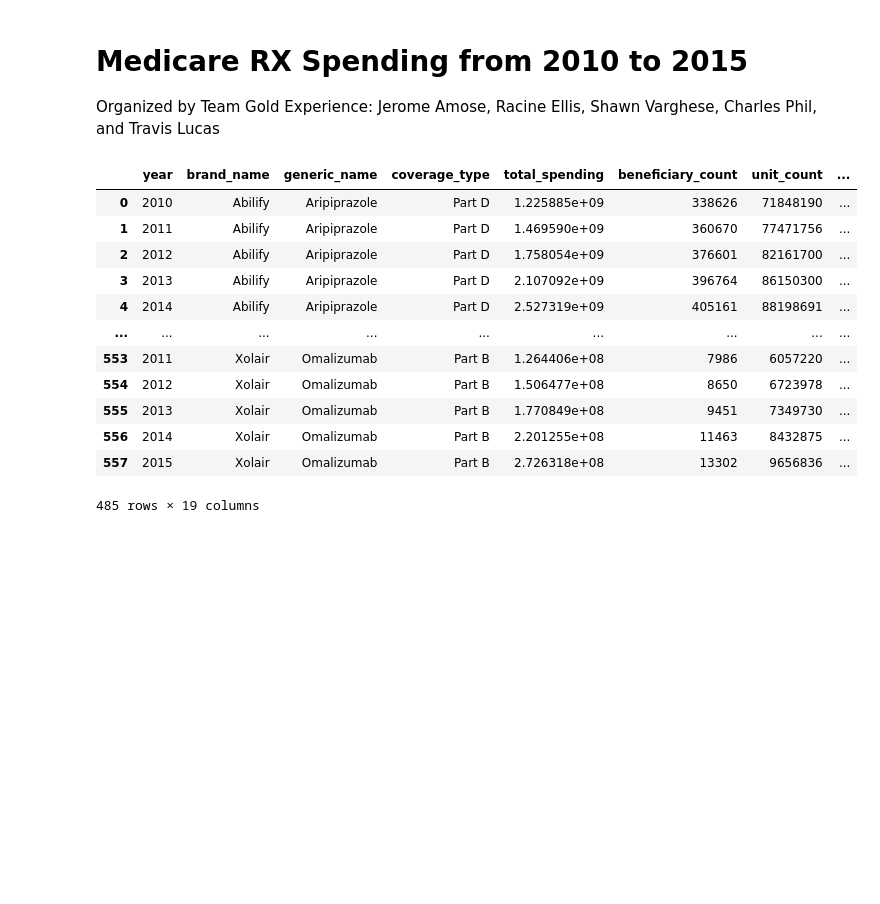
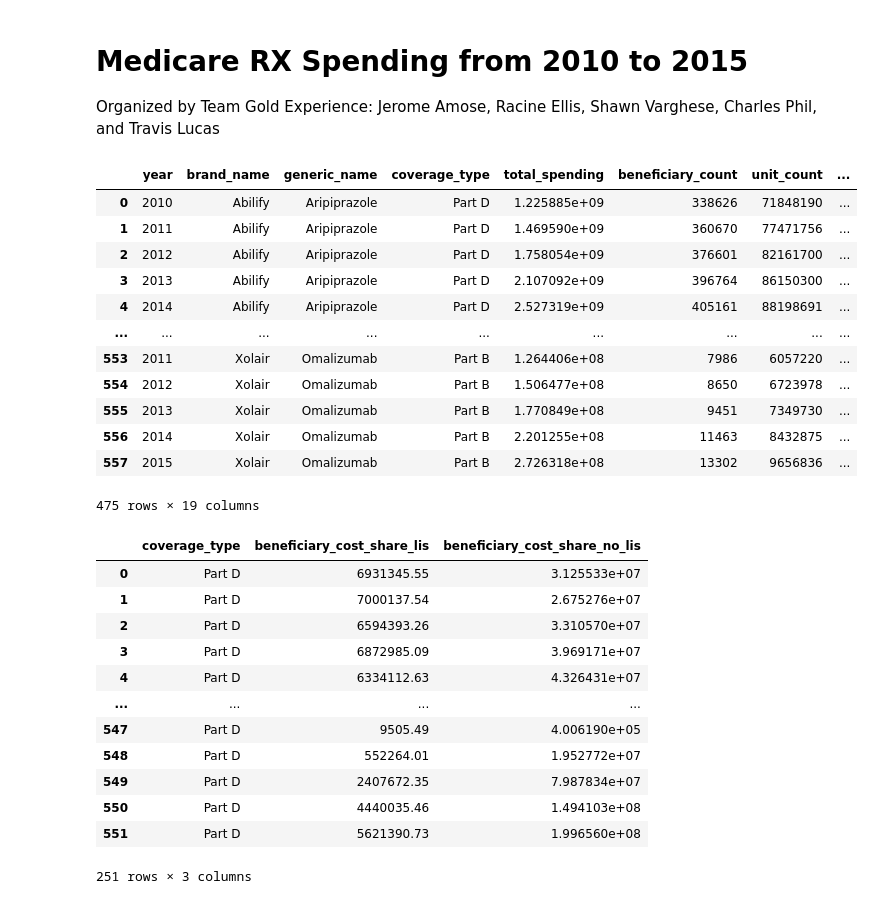
Before and after one commit to charlesphil/medicare-drugs-cost-analysis, a Jupyter notebook: medicare_drug_cost_analysis.ipynb, the cells around one changed output. Cells and saved outputs as stored; diff of their text form; code cells hidden in the pictures; blank space fills up the shorter version.

```diff
--- a/medicare_drug_cost_analysis.ipynb
+++ b/medicare_drug_cost_analysis.ipynb
@@ -6,6 +6,12 @@ Organized by Team Gold Experience: Jerome Amose, Racine Ellis, Shawn Varghese, C
 #clean data for everyone
 #Dropping all drugs with 0's in total spending in any year
 import pandas as pd
+import matplotlib.pyplot as plt
+import numpy as np
+from matplotlib.ticker import FormatStrFormatter
+
+
+
 
 file = pd.read_csv("resources/health-medicare-drug-spending.csv")
 
@@ -13,6 +19,9 @@ zero_spending = file.loc[file.total_spending == 0]
 drugs_to_drop = zero_spending["brand_name"].unique()
 file = file[file.brand_name.isin(drugs_to_drop) ==  False]
 file
+
+clean_file = file.loc[file.brand_name != "Depo-Medrol; Methylprednisolone Acetate"]
+clean_file
 # %% [output]
 |  | year | brand_name | generic_name | coverage_type | total_spending | beneficiary_count | unit_count | ... |
 | 0 | 2010 | Abilify | Aripiprazole | Part D | 1.225885e+09 | 338626 | 71848190 | ... |
@@ -26,4 +35,22 @@ file
 | 555 | 2013 | Xolair | Omalizumab | Part B | 1.770849e+08 | 9451 | 7349730 | ... |
 | 556 | 2014 | Xolair | Omalizumab | Part B | 2.201255e+08 | 11463 | 8432875 | ... |
 | 557 | 2015 | Xolair | Omalizumab | Part B | 2.726318e+08 | 13302 | 9656836 | ... |
-485 rows × 19 columns
+475 rows × 19 columns
+# %%
+benef_cost_df = clean_file[["coverage_type", "beneficiary_cost_share_lis", "beneficiary_cost_share_no_lis" ]]
+clean_benef_df = benef_cost_df.dropna(how="any")
+clean_benef_df
+# %% [output]
+|  | coverage_type | beneficiary_cost_share_lis | beneficiary_cost_share_no_lis |
+| 0 | Part D | 6931345.55 | 3.125533e+07 |
+| 1 | Part D | 7000137.54 | 2.675276e+07 |
+| 2 | Part D | 6594393.26 | 3.310570e+07 |
+| 3 | Part D | 6872985.09 | 3.969171e+07 |
+| 4 | Part D | 6334112.63 | 4.326431e+07 |
+| ... | ... | ... | ... |
+| 547 | Part D | 9505.49 | 4.006190e+05 |
+| 548 | Part D | 552264.01 | 1.952772e+07 |
+| 549 | Part D | 2407672.35 | 7.987834e+07 |
+| 550 | Part D | 4440035.46 | 1.494103e+08 |
+| 551 | Part D | 5621390.73 | 1.996560e+08 |
+251 rows × 3 columns
```
Also changed, not shown: parts of 5 cells of this notebook.
